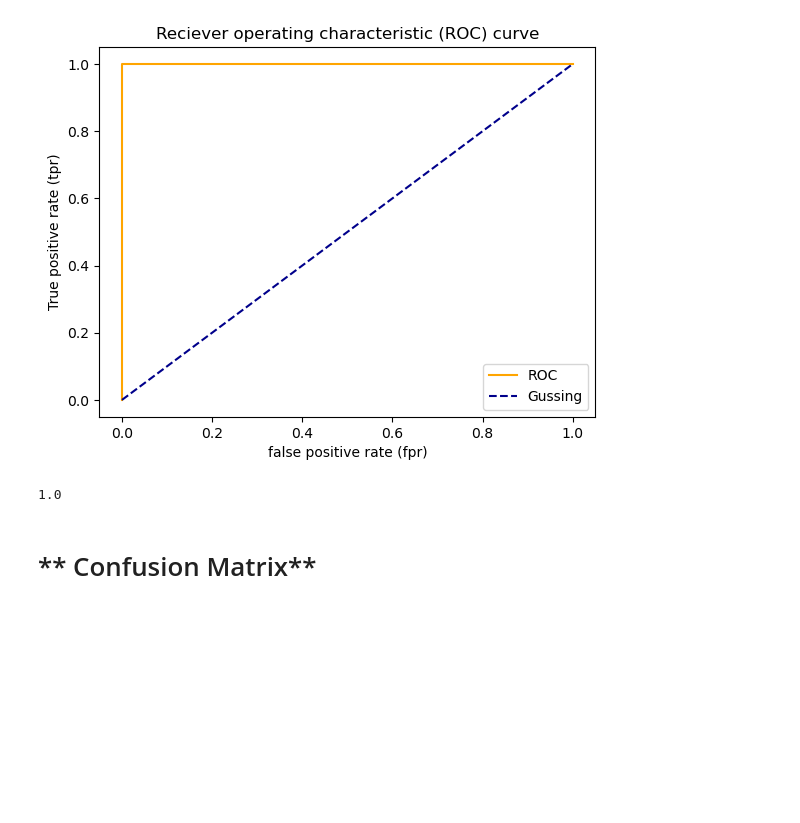
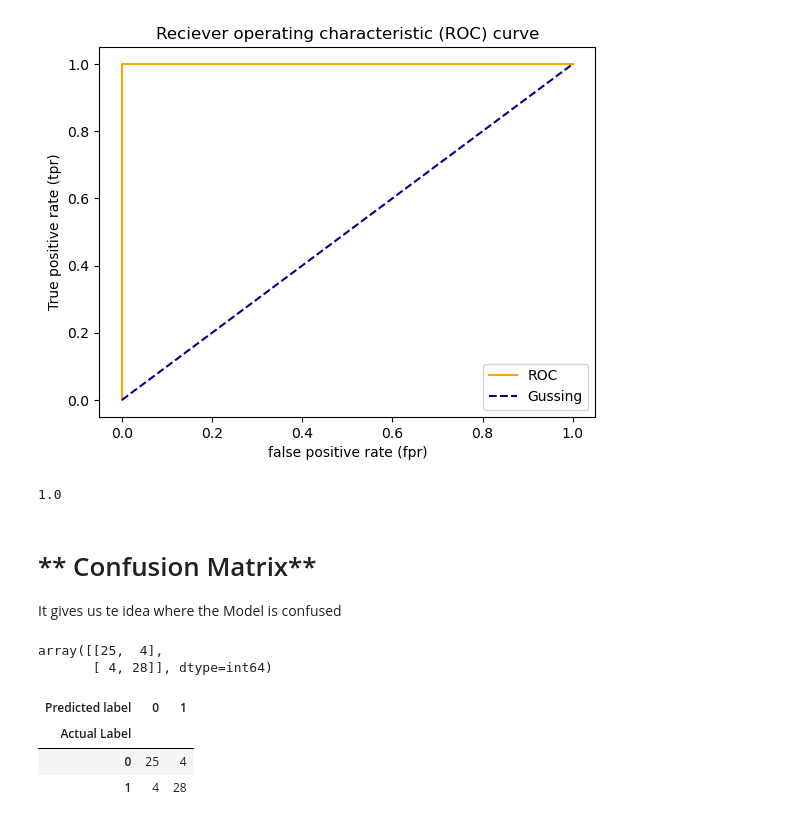
Before and after one commit to chialpp/ScikitLearn, a Jupyter notebook: scikit-learn-2.ipynb, the cells around one changed output. Saved outputs shown, nothing was run; the diff lists cells and outputs as text; code cells hidden in the pictures; blank space fills up the shorter version.

```diff
--- a/scikit-learn-2.ipynb
+++ b/scikit-learn-2.ipynb
@@ -306,5 +302,24 @@ plot_roc_curve(fpr,tpr)
 roc_auc_score(y_test,y_test)
 # %% [output]
 1.0
-# %% [markdown]
-# ** Confusion Matrix**
+# %% [markdown]
+# ** Confusion Matrix**
+
+It gives us te idea where the Model is confused
+# %%
+from sklearn.metrics import confusion_matrix
+y_preds=model.predict(x_test)
+confusion_matrix(y_test,y_preds)
+
+# Ghotr asli jahayi hast ke predict dorost bode va ghotr farie jahayi hast ke pishbini eshtebah boode
+# %% [output]
+array([[25,  4],
+       [ 4, 28]], dtype=int64)
+# %%
+# Visualaize confusion matrix with pd.crosstab()
+pd.crosstab(y_test,y_preds,rownames=["Actual Label"],colnames=["Predicted label"])
+# %% [output]
+| Predicted label | 0 | 1 |
+| Actual Label |  |  |
+| 0 | 25 | 4 |
+| 1 | 4 | 28 |
```
Also changed, not shown: parts of 11 cells of this notebook.
